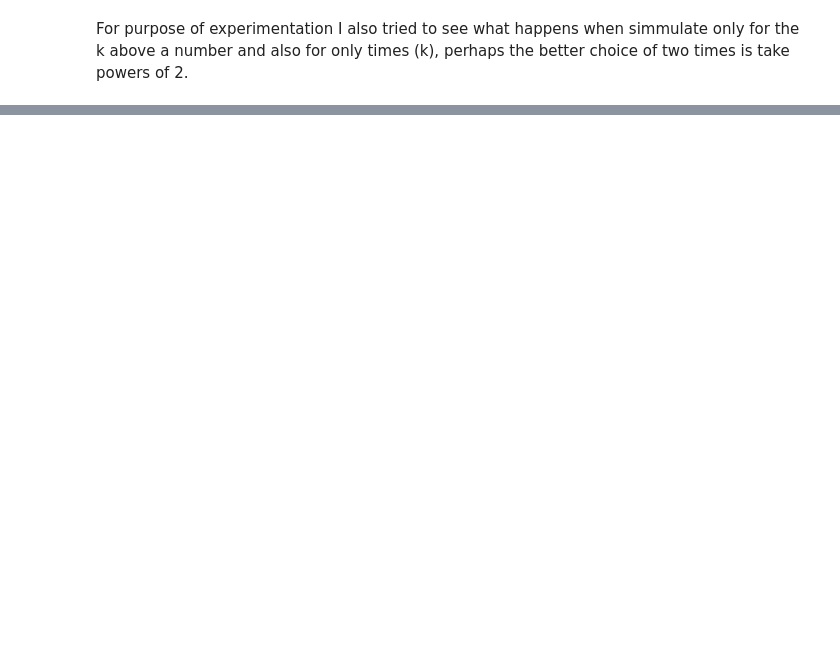
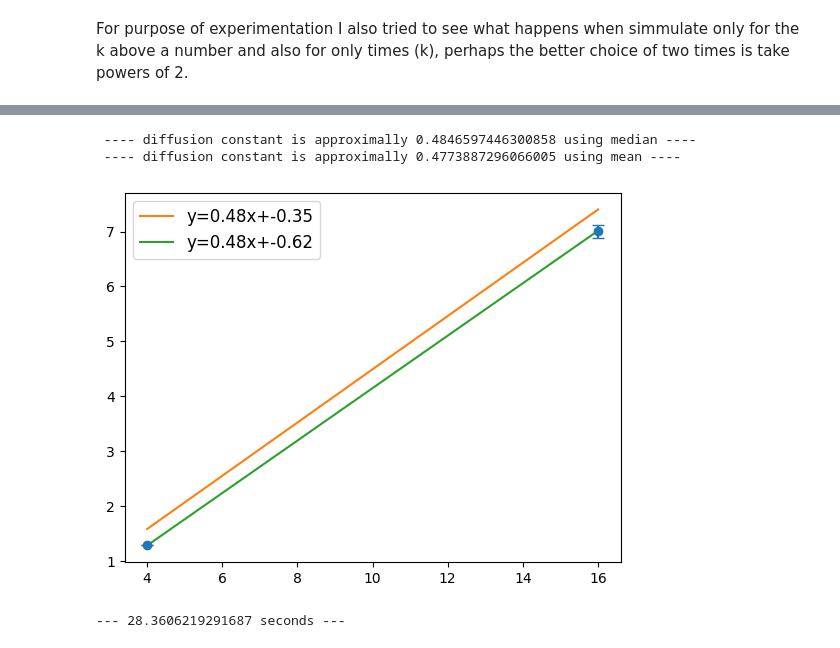
Before and after one commit to IgorSSBarbosa/Random-Walk, a Jupyter notebook: firstTask.ipynb, the cells around one changed output, grey strips where cells are left out. Cells and saved outputs as stored; diff of their text form; code cells hidden in the pictures; blank space fills up the shorter version.

```diff
--- a/firstTask.ipynb
+++ b/firstTask.ipynb
@@ -189,0 +243,67 @@ plt.show()
+# %%
+start_time = time.time()
+
+seed(8)
+point2 = 16
+point1 = 4
+numbsimul = 1800
+Size = np.linspace(point1,point2, 2)
+
+A = np.zeros((2,numbsimul -1))
+
+# simulations of random walks
+for k in Size:
+    n=int(pow(2,k))
+    if k==point1:
+        l=0
+    if k==point2:
+        l=1
+
+    for j in range(1,numbsimul):
+
+        x = 0
+
+        for i in range(1,n):
+
+            if random()> 0.5:
+                x=x+1
+            else:
+                x=x-1
+        A[l][j-1]=x
+
+# calculating the linear regression of log map
+absA = np.log(np.abs(A))/np.log(2)
+sortedAbs = np.sort(absA)
+stdA = absA.std(1)
+meanA = absA.mean(1)
+median = np.quantile(absA, 0.5 , 1)
+p1 = np.polyfit(Size, median, 1)
+p2 = np.polyfit(Size, meanA, 1)
+
+# calculating the interval of confidence
+alpha = 0.001 # confidence level
+
+lowerboundindex = math.floor(0.5* numbsimul - math.sqrt(0.25*numbsimul)*norm.isf(alpha))
+upperboundindex = math.floor(0.5* numbsimul + math.sqrt(0.25*numbsimul)*norm.isf(alpha))
+lowerboundindex = [lowerboundindex for i in range(2)]
+upperboundindex = [upperboundindex for i in range(2)]
+lowerboundheight = sortedAbs[np.arange(2),lowerboundindex]
+upperboundheight = sortedAbs[np.arange(2),upperboundindex]
+
+errorbar = [np.abs(lowerboundheight-median), np.abs(upperboundheight-median)]
+
+# printing everything
+print(" ---- diffusion constant is approximally %s using median ----" % p1[0])
+print(" ---- diffusion constant is approximally %s using mean ----" % p2[0])
+# print("---- error = %s ----" % (errorbar))
+plt.errorbar(Size,meanA,yerr=errorbar, linestyle = 'None',capsize=4, marker = 'o')
+plt.plot(Size, p1[1]+p1[0]*Size, label='y={:.2f}x+{:.2f}'.format(p1[0],p1[1]))
+plt.plot(Size, p2[1]+p2[0]*Size, label='y={:.2f}x+{:.2f}'.format(p2[0],p2[1]))
+plt.legend(fontsize=12)
+plt.show()
+print("--- %s seconds ---" % (time.time() - start_time))
+# %% [output]
+ ---- diffusion constant is approximally 0.4846597446300858 using median ----
+ ---- diffusion constant is approximally 0.4773887296066005 using mean ----
+[figure, added]
+--- 28.3606219291687 seconds ---
```
Also changed, not shown: parts of 4 cells of this notebook.
